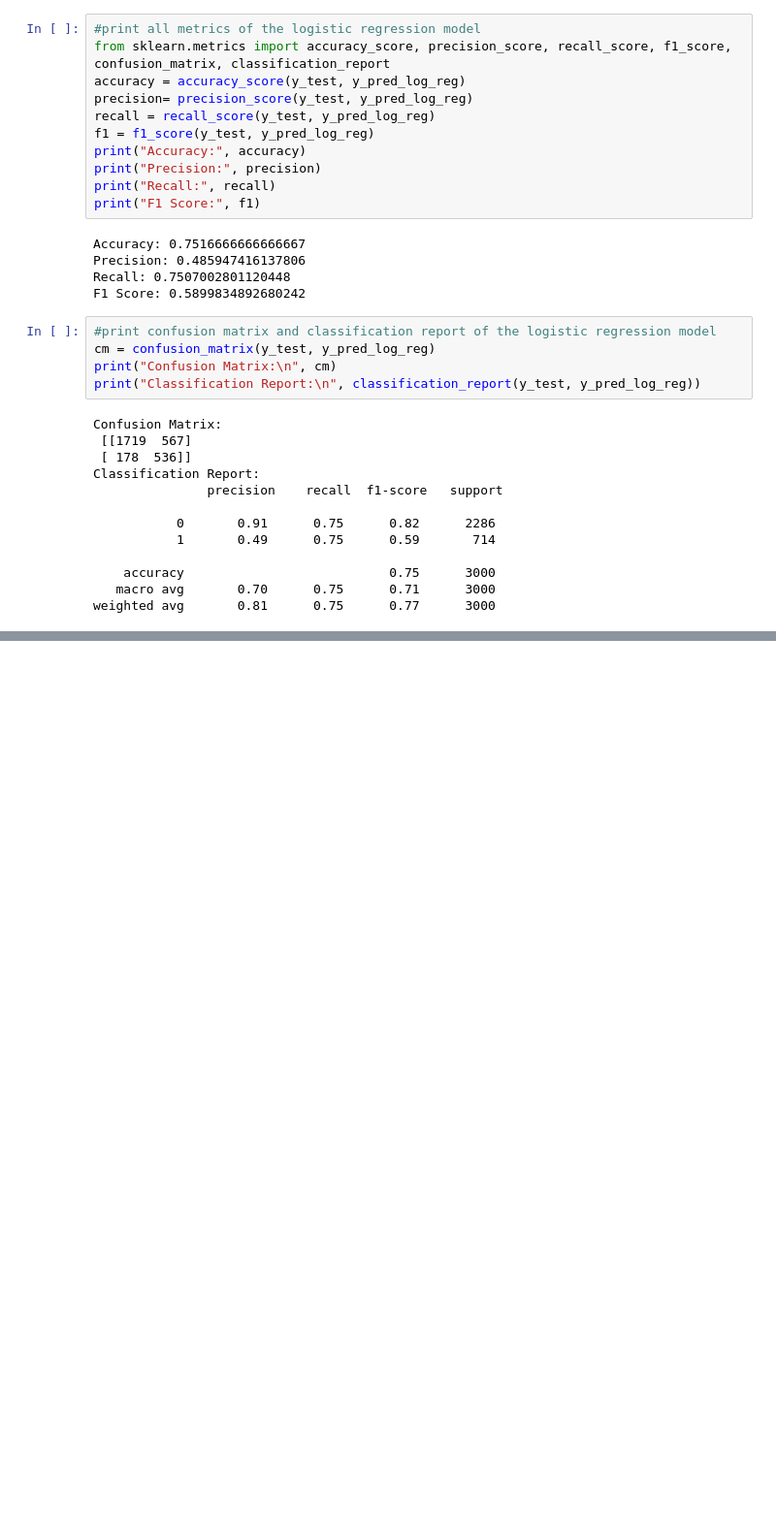
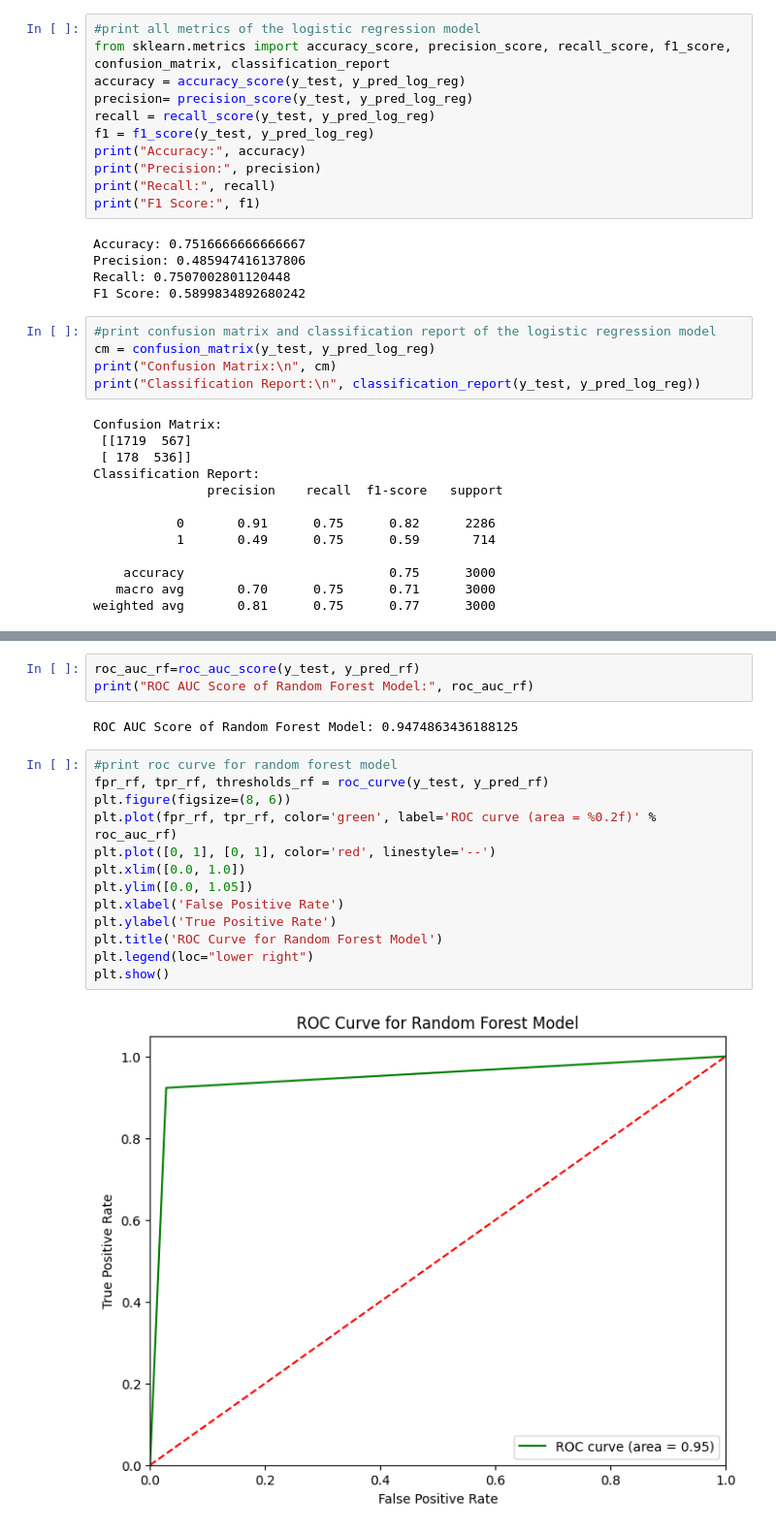
Before and after one commit to srinipar/AILabs, a Jupyter notebook: AIMLIIT/Projects/ML_Employee Turnover Analytics/Employee_TurnoverAnalysis.ipynb, the cells around one changed output, grey strips where cells are left out. Shown at 97% size. Saved outputs shown, nothing was run; the diff lists cells and outputs as text; blank space fills up the shorter version.

```diff
--- a/AIMLIIT/Projects/ML_Employee Turnover Analytics/Employee_TurnoverAnalysis.ipynb
+++ b/AIMLIIT/Projects/ML_Employee Turnover Analytics/Employee_TurnoverAnalysis.ipynb
@@ -396,0 +459,20 @@ weighted avg       0.81      0.75      0.77      3000
+# %%
+roc_auc_rf=roc_auc_score(y_test, y_pred_rf)
+print("ROC AUC Score of Random Forest Model:", roc_auc_rf)
+# %% [output]
+ROC AUC Score of Random Forest Model: 0.9474863436188125
+# %%
+#print roc curve for random forest model
+fpr_rf, tpr_rf, thresholds_rf = roc_curve(y_test, y_pred_rf)
+plt.figure(figsize=(8, 6))
+plt.plot(fpr_rf, tpr_rf, color='green', label='ROC curve (area = %0.2f)' % roc_auc_rf)
+plt.plot([0, 1], [0, 1], color='red', linestyle='--')
+plt.xlim([0.0, 1.0])
+plt.ylim([0.0, 1.05])
+plt.xlabel('False Positive Rate')
+plt.ylabel('True Positive Rate')
+plt.title('ROC Curve for Random Forest Model')
+plt.legend(loc="lower right")
+plt.show()
+# %% [output]
+[figure, added]
```
Also changed, not shown: parts of 7 cells of this notebook.
